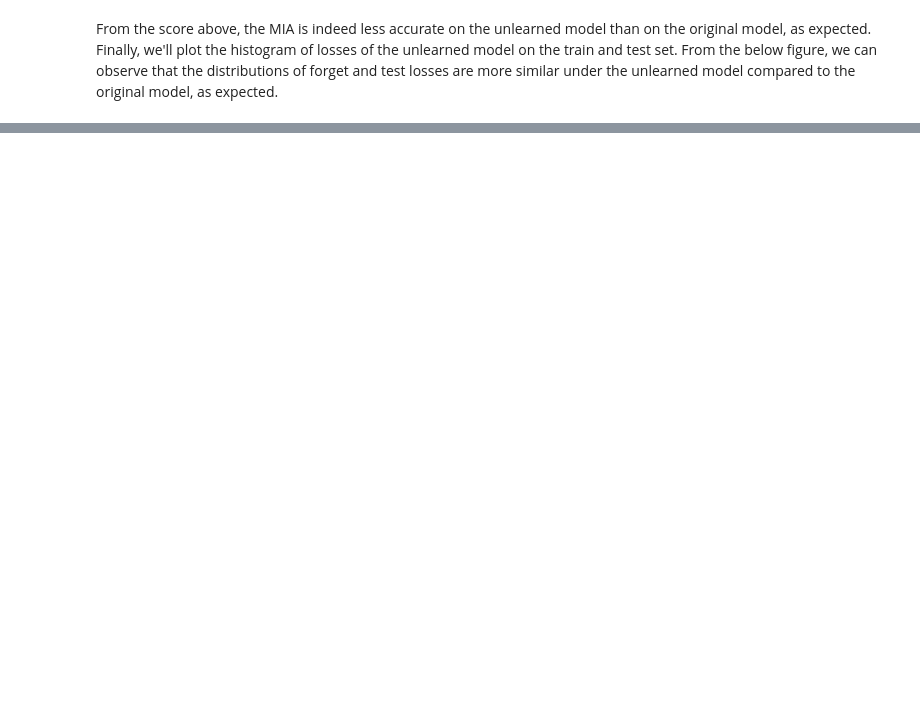
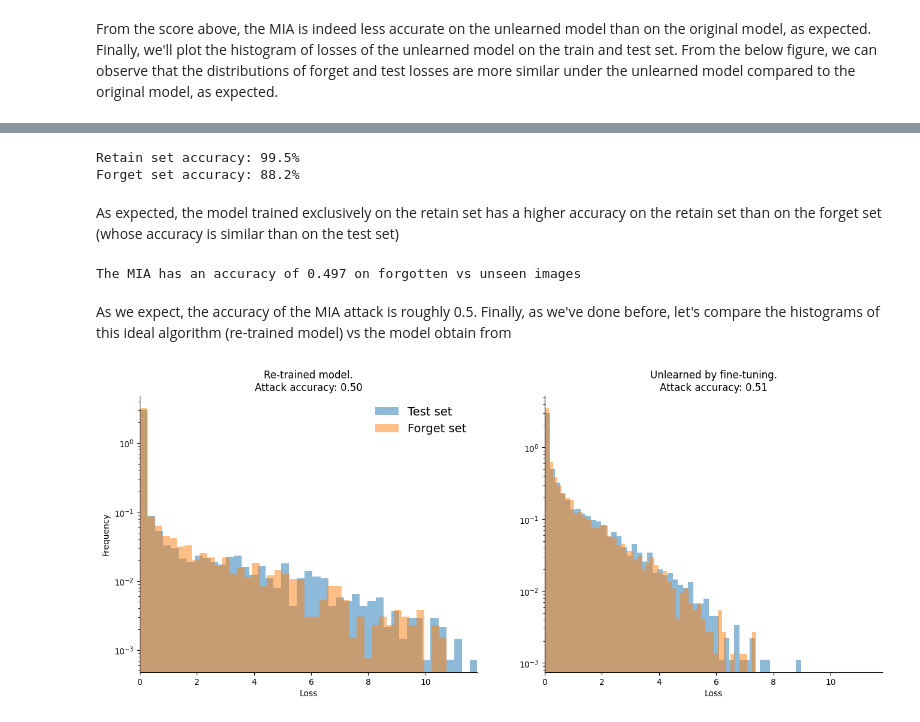
Before and after one commit to unlearning-challenge/starting-kit, a Jupyter notebook: unlearning-CIFAR10.ipynb, the cells around one changed output, grey strips where cells are left out. Cells and saved outputs as stored; diff of their text form; code cells hidden in the pictures; blank space fills up the shorter version.

```diff
--- a/unlearning-CIFAR10.ipynb
+++ b/unlearning-CIFAR10.ipynb
@@ -348,0 +361,66 @@ plt.show()
+# %%
+# download weights of a model trained exclusively on the retain set
+local_path = "retrain_weights_resnet18_cifar10.pth"
+if not os.path.exists(local_path):
+    response = requests.get(
+        "https://unlearning-challenge.s3.eu-west-1.amazonaws.com/" + local_path
+    )
+    open(local_path, "wb").write(response.content)
+
+weights_pretrained = torch.load(local_path, map_location=DEVICE)
+
+# load model with pre-trained weights
+rt_model = resnet18(weights=None, num_classes=10)
+rt_model.load_state_dict(weights_pretrained)
+rt_model.to(DEVICE)
+rt_model.eval();
+
+# print its accuracy on retain and forget set
+print(f"Retain set accuracy: {100.0 * accuracy(rt_model, retain_loader):0.1f}%")
+print(f"Forget set accuracy: {100.0 * accuracy(rt_model, forget_loader):0.1f}%")
+# %% [output]
+Retain set accuracy: 99.5%
+Forget set accuracy: 88.2%
+# %% [markdown]
+As expected, the model trained exclusively on the retain set has a higher accuracy on the retain set than on the forget set (whose accuracy is similar than on the test set)
+# %%
+rt_test_losses = compute_losses(rt_model, test_loader)
+rt_forget_losses = compute_losses(rt_model, forget_loader)
+
+rt_samples_mia = np.concatenate((rt_test_losses, rt_forget_losses)).reshape((-1, 1))
+labels_mia = [0] * len(rt_test_losses) + [1] * len(rt_forget_losses)
+# %%
+rt_mia_scores = simple_mia(rt_samples_mia, labels_mia)
+
+print(
+    f"The MIA has an accuracy of {rt_mia_scores.mean():.3f} on forgotten vs unseen images"
+)
+# %% [output]
+The MIA has an accuracy of 0.497 on forgotten vs unseen images
+# %% [markdown]
+As we expect, the accuracy of the MIA attack is roughly 0.5. Finally, as we've done before, let's compare the histograms of this ideal algorithm (re-trained model) vs the model obtain from
+# %%
+fig, (ax1, ax2) = plt.subplots(1, 2, figsize=(16, 6))
+
+ax1.set_title(f"Re-trained model.\nAttack accuracy: {rt_mia_scores.mean():0.2f}")
+ax1.hist(rt_test_losses, density=True, alpha=0.5, bins=50, label="Test set")
+ax1.hist(rt_forget_losses, density=True, alpha=0.5, bins=50, label="Forget set")
+
+ax2.set_title(f"Unlearned by fine-tuning.\nAttack accuracy: {ft_mia_scores.mean():0.2f}")
+ax2.hist(ft_test_losses, density=True, alpha=0.5, bins=50, label="Test set")
+ax2.hist(ft_forget_losses, density=True, alpha=0.5, bins=50, label="Forget set")
+
+ax1.set_xlabel("Loss")
+ax2.set_xlabel("Loss")
+ax1.set_ylabel("Frequency")
+ax1.set_yscale("log")
+ax2.set_yscale("log")
+ax1.set_xlim((0, np.max(test_losses)))
+ax2.set_xlim((0, np.max(test_losses)))
+for ax in (ax1, ax2):
+    ax.spines["top"].set_visible(False)
+    ax.spines["right"].set_visible(False)
+ax1.legend(frameon=False, fontsize=14)
+plt.show()
+# %% [output]
+[figure, added]
```
Also changed, not shown: parts of 20 cells of this notebook.
